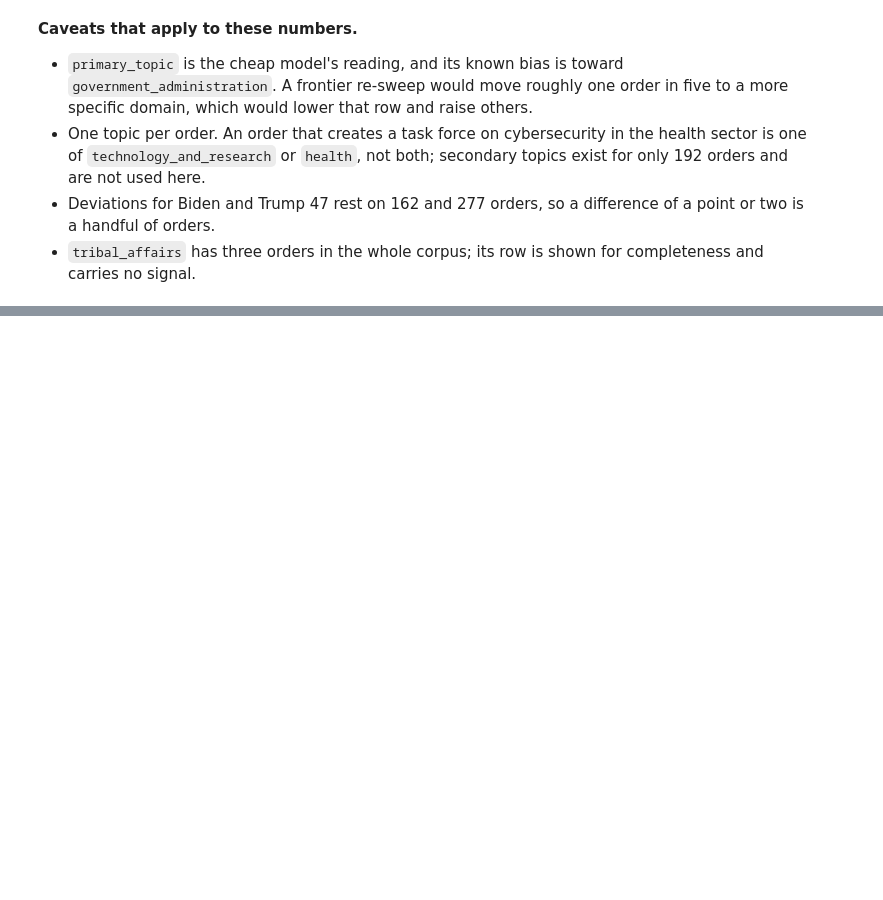
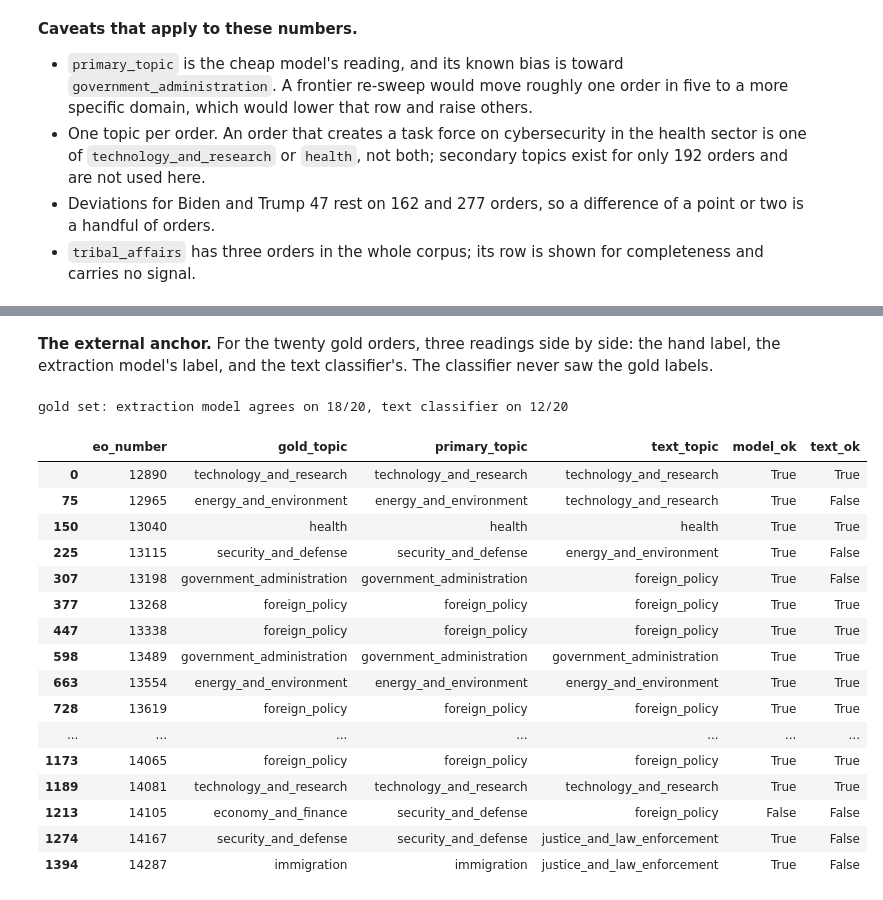
Before and after one commit to DaveKT/EO_Analysis, a Jupyter notebook: notebooks/analysis.ipynb, the cells around one changed output, grey strips where cells are left out. Drawn from its saved outputs; the diff is of its cells as text; code cells hidden in the pictures; blank space fills up the shorter version.

```diff
--- a/notebooks/analysis.ipynb
+++ b/notebooks/analysis.ipynb
@@ -590,0 +768,32 @@ plt.show()
+# %% [markdown]
+**The external anchor.** For the twenty gold orders, three readings side by side: the
+hand label, the extraction model's label, and the text classifier's. The classifier
+never saw the gold labels.
+# %%
+import json
+gold = {g["eo_number"]: g["primary_topic"] for g in json.load(open(ROOT / "gold" / "gold_set.json"))["labels"]}
+g = audit[audit.eo_number.isin(gold)].copy()
+g["gold_topic"] = g.eo_number.map(gold)
+g["model_ok"] = g.primary_topic == g.gold_topic
+g["text_ok"] = g.text_topic == g.gold_topic
+print(f"gold set: extraction model agrees on {g.model_ok.sum()}/{len(g)}, text classifier on {g.text_ok.sum()}/{len(g)}")
+g[["eo_number", "gold_topic", "primary_topic", "text_topic", "model_ok", "text_ok"]].sort_values("eo_number")
+# %% [output]
+gold set: extraction model agrees on 18/20, text classifier on 12/20
+|  | eo_number | gold_topic | primary_topic | text_topic | model_ok | text_ok |
+| 0 | 12890 | technology_and_research | technology_and_research | technology_and_research | True | True |
+| 75 | 12965 | energy_and_environment | energy_and_environment | technology_and_research | True | False |
+| 150 | 13040 | health | health | health | True | True |
+| 225 | 13115 | security_and_defense | security_and_defense | energy_and_environment | True | False |
+| 307 | 13198 | government_administration | government_administration | foreign_policy | True | False |
+| 377 | 13268 | foreign_policy | foreign_policy | foreign_policy | True | True |
+| 447 | 13338 | foreign_policy | foreign_policy | foreign_policy | True | True |
+| 598 | 13489 | government_administration | government_administration | government_administration | True | True |
+| 663 | 13554 | energy_and_environment | energy_and_environment | energy_and_environment | True | True |
+| 728 | 13619 | foreign_policy | foreign_policy | foreign_policy | True | True |
+| ... | ... | ... | ... | ... | ... | ... |
+| 1173 | 14065 | foreign_policy | foreign_policy | foreign_policy | True | True |
+| 1189 | 14081 | technology_and_research | technology_and_research | technology_and_research | True | True |
+| 1213 | 14105 | economy_and_finance | security_and_defense | foreign_policy | False | False |
+| 1274 | 14167 | security_and_defense | security_and_defense | justice_and_law_enforcement | True | False |
+| 1394 | 14287 | immigration | immigration | justice_and_law_enforcement | True | False |
```
Also changed, not shown: parts of 11 cells of this notebook, 1 other file.
